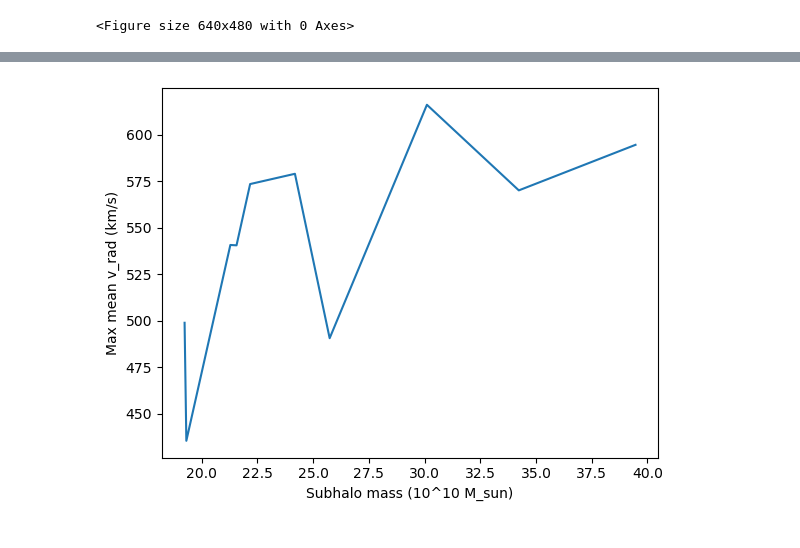
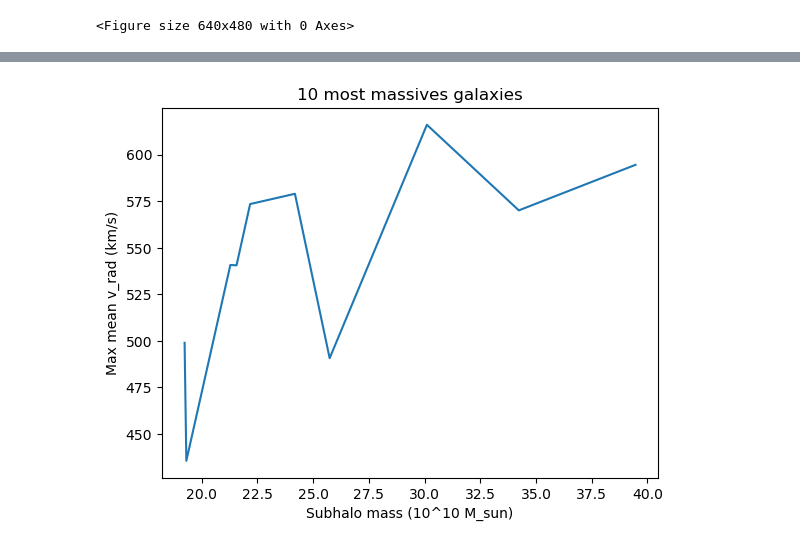
Before and after one commit to Alverd02/Kinematic-Signatures-of-Bars-and-Spirals-in-TNG50-Galaxies, a Jupyter notebook: Multiple galaxies.ipynb, the cells around one changed output, grey strips where cells are left out. Drawn from its saved outputs; the diff is of its cells as text; code cells hidden in the pictures.

```diff
--- a/Multiple galaxies.ipynb
+++ b/Multiple galaxies.ipynb
@@ -357,40 +340,3 @@ def get_data(subid,snapnum,nameid,index):
 # %%
 for i in range(len(index_10max)):
     get_data(id_10max[i],99,id_10max[i],index_10max[i])
-# %%
-for i in range(len(index_10max)):
-    data = np.loadtxt('discs/stars_'+str(id_10max[i])+'_snap_'+str(99)+"_rot"+'.txt')
-    m = data[:, 0]
-    x = data[:, 1]
-    y = data[:, 2]
-    z = data[:, 3]
-    vx = data[:, 4]
-    vy = data[:, 5]
-    vz = data[:, 6]
-    t = data[:, 7]
-
-    grid_resolution = 3000
-
-    ret = binned_statistic_2d(x, y,
-        m,
-        statistic='sum',
-        bins=grid_resolution
-    )
-
-    mass_map = ret.statistic
-    x_edges = ret.x_edge
-    y_edges = ret.y_edge
-
-    smoothed_density = gaussian_filter(mass_map, sigma=2)
-
-    limit = 30 # Adjust this based on your galaxy's expected size
-
-    plt.xlim(-limit, limit)
-    plt.ylim(-limit, limit)
-    plt.xlabel("x(kpc)")
-    plt.ylabel("y(kpc)")
-    plt.title("Mass distribution M_star="+str(round(sum(m)))+" (10^10Msun)")
-    plt.imshow(smoothed_density.T, origin='lower', extent=[x_edges[0], x_edges[-1], y_edges[0], y_edges[-1]],cmap='magma',norm=LogNorm(vmin=1e-6, vmax=2e-1))
-    plt.colorbar(label='Mass density (10^10 MSun)')
-    plt.savefig("images/mass_" + str(id_10max[i]) + ".png", dpi=300, bbox_inches='tight')
-    plt.clf()
@@ -489,7 +374,8 @@ for i in range(len(index_10max)):
 # %%
+plt.title("10 most massives galaxies")
 plt.ylabel("Max mean v_rad (km/s)")
 plt.xlabel("Subhalo mass (10^10 M_sun)")
 plt.plot(total_mass,max_vrad)
 plt.show()
 # %% [output]
-[figure, old version]
+[figure, new version]
```
Also changed, not shown: parts of 21 cells of this notebook.
